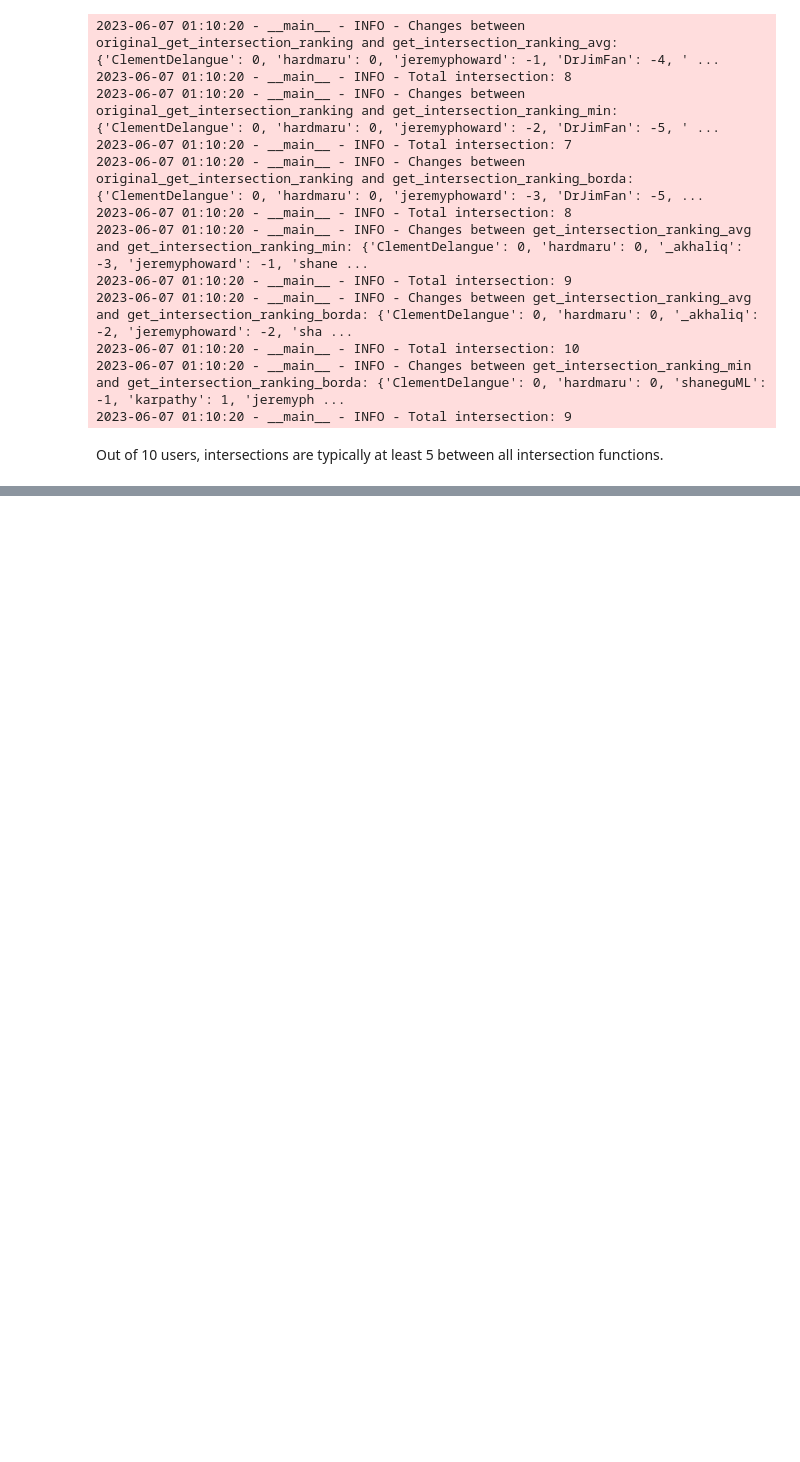
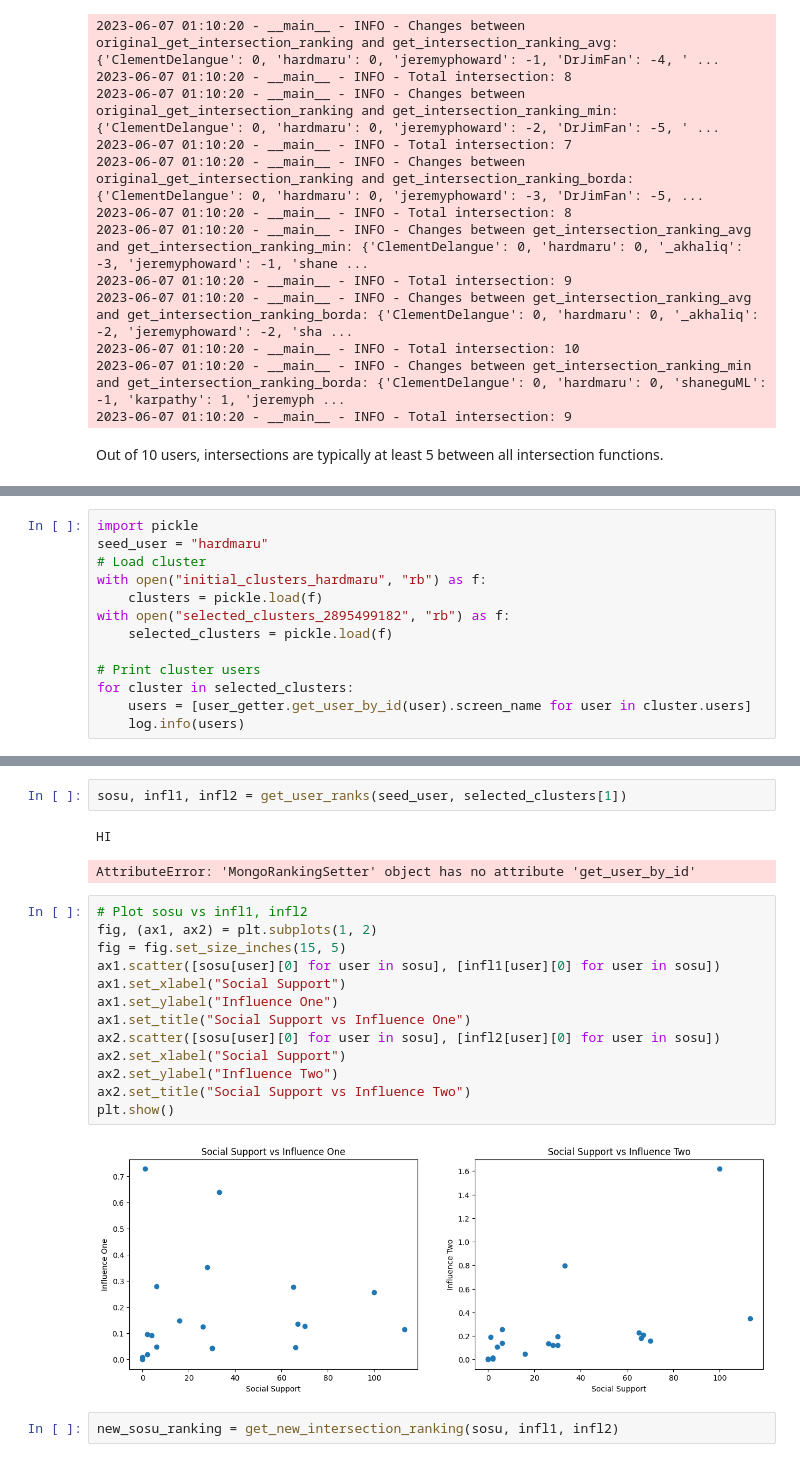
Before and after one commit to SNACES/core, a Jupyter notebook: experiments.ipynb, the cells around one changed output, grey strips where cells are left out. Drawn from its saved outputs; the diff is of its cells as text; blank space fills up the shorter version.

Commit message:
new ranking method and experiments

```diff
--- a/experiments.ipynb
+++ b/experiments.ipynb
@@ -506,0 +555,13 @@ Out of 10 users, intersections are typically at least 5 between all intersection
+# %%
+import pickle
+seed_user = "hardmaru"
+# Load cluster
+with open("initial_clusters_hardmaru", "rb") as f:
+    clusters = pickle.load(f)
+with open("selected_clusters_2895499182", "rb") as f:
+    selected_clusters = pickle.load(f)
+
+# Print cluster users
+for cluster in selected_clusters:
+    users = [user_getter.get_user_by_id(user).screen_name for user in cluster.users]
+    log.info(users)
@@ -506,0 +571,22 @@ Out of 10 users, intersections are typically at least 5 between all intersection
+# %%
+sosu, infl1, infl2 = get_user_ranks(seed_user, selected_clusters[1])
+# %% [output]
+HI
+AttributeError: 'MongoRankingSetter' object has no attribute 'get_user_by_id'
+# %%
+# Plot sosu vs infl1, infl2
+fig, (ax1, ax2) = plt.subplots(1, 2)
+fig = fig.set_size_inches(15, 5)
+ax1.scatter([sosu[user][0] for user in sosu], [infl1[user][0] for user in sosu])
+ax1.set_xlabel("Social Support")
+ax1.set_ylabel("Influence One")
+ax1.set_title("Social Support vs Influence One")
+ax2.scatter([sosu[user][0] for user in sosu], [infl2[user][0] for user in sosu])
+ax2.set_xlabel("Social Support")
+ax2.set_ylabel("Influence Two")
+ax2.set_title("Social Support vs Influence Two")
+plt.show()
+# %% [output]
+[figure, added]
+# %%
+new_sosu_ranking = get_new_intersection_ranking(sosu, infl1, infl2)
```
Also changed, not shown: parts of 4 cells of this notebook, 12 other files.
